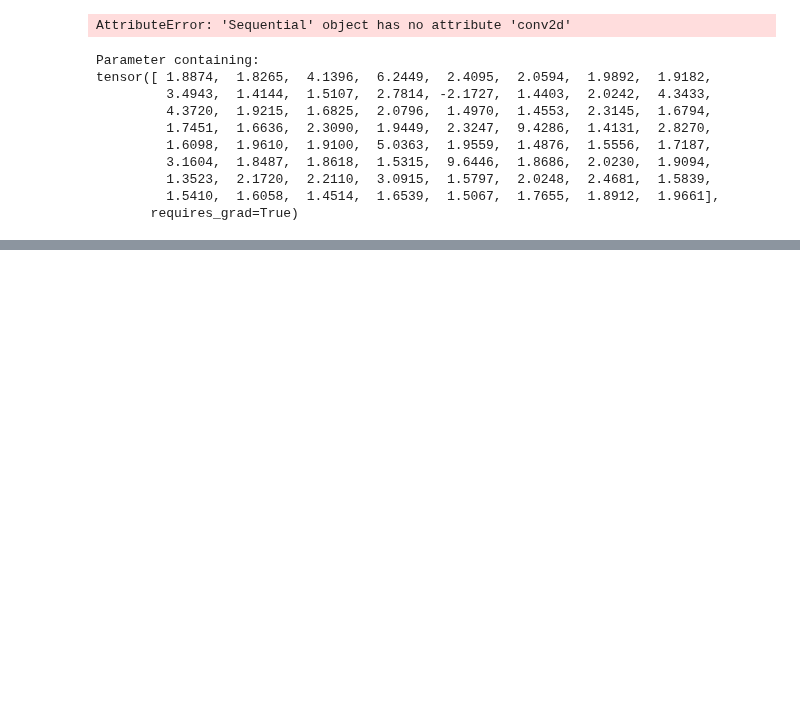
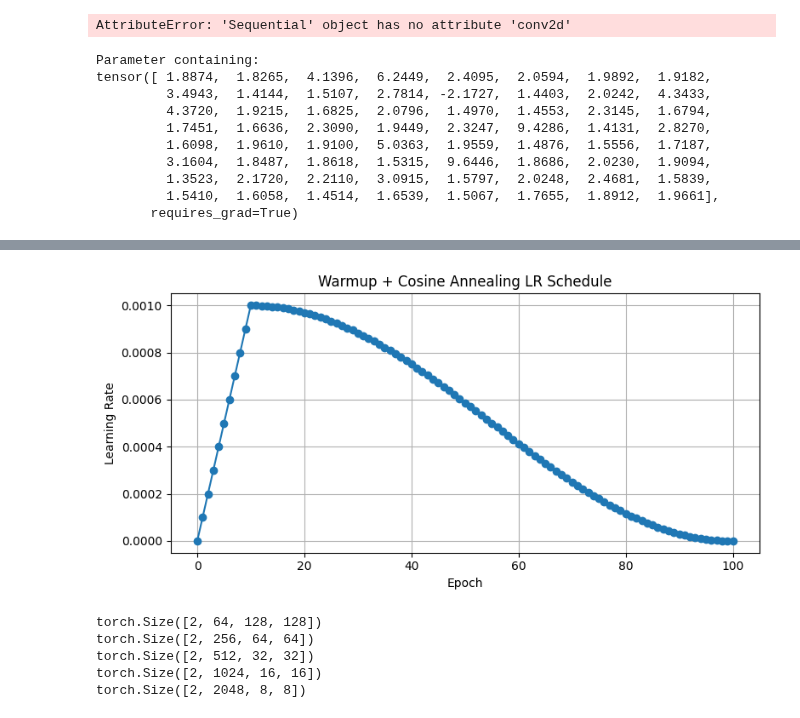
Before and after one commit to DakotaHester/ms-land-cover, a Jupyter notebook: playground.ipynb, the cells around one changed output, grey strips where cells are left out. Drawn from its saved outputs; the diff is of its cells as text; code cells hidden in the pictures; blank space fills up the shorter version.

```diff
--- a/playground.ipynb
+++ b/playground.ipynb
@@ -126,0 +354,67 @@ tensor([ 1.8874,  1.8265,  4.1396,  6.2449,  2.4095,  2.0594,  1.9892,  1.9182,
+# %%
+import torch
+from torch import nn
+from torch.optim import AdamW
+from torch.optim.lr_scheduler import LambdaLR, CosineAnnealingLR, SequentialLR
+import matplotlib.pyplot as plt
+
+# Dummy model and optimizer
+model = nn.Linear(10, 2)
+optimizer = AdamW(model.parameters(), lr=1e-3)
+
+# Scheduler parameters
+total_epochs = 100
+warmup_epochs = 10
+base_lr = 1e-3
+min_lr = 0
+
+# Linear warmup from 0.001 * 1e-3 = 1e-6 -> 1e-3 over `warmup_epochs`
+warmup_scheduler = LambdaLR(
+    optimizer,
+    lr_lambda=lambda epoch: epoch / warmup_epochs if epoch < warmup_epochs else 1.0
+)
+
+# Cosine annealing from 1e-3 -> min_lr over remaining epochs
+cosine_scheduler = CosineAnnealingLR(
+    optimizer,
+    T_max=total_epochs - warmup_epochs,
+    eta_min=min_lr
+)
+
+# Combine schedulers
+scheduler = SequentialLR(
+    optimizer,
+    schedulers=[warmup_scheduler, cosine_scheduler],
+    milestones=[warmup_epochs]
+)
+
+# Track learning rates
+lrs = []
+
+for epoch in range(total_epochs + 1):
+
+    # Dummy training step
+    optimizer.zero_grad()
+    dummy_input = torch.randn(4, 10)
+    dummy_output = model(dummy_input)
+    dummy_loss = dummy_output.mean()
+    dummy_loss.backward()
+    optimizer.step()
+
+    # Step scheduler and record LR
+    # scheduler.step()
+    # lrs.append(optimizer.param_groups[0]['lr'])
+    lrs.append(optimizer.param_groups[0]['lr'])
+    scheduler.step()
+    print(f"Epoch {epoch}/{total_epochs}, Learning Rate: {lrs[-1]:.6f}")
+
+# Plot learning rate schedule
+plt.figure(figsize=(8, 4))
+plt.plot(range(total_epochs + 1), lrs, marker='o')
+plt.xlabel("Epoch")
+plt.ylabel("Learning Rate")
+plt.title("Warmup + Cosine Annealing LR Schedule")
+plt.grid(True)
+plt.tight_layout()
+plt.show()
+# %% [output]
@@ -126,0 +438 @@ tensor([ 1.8874,  1.8265,  4.1396,  6.2449,  2.4095,  2.0594,  1.9892,  1.9182,
+[figure, added]
@@ -126,0 +451,9 @@ tensor([ 1.8874,  1.8265,  4.1396,  6.2449,  2.4095,  2.0594,  1.9892,  1.9182,
+# %%
+for feature in features:
+    print(feature.shape)
+# %% [output]
+torch.Size([2, 64, 128, 128])
+torch.Size([2, 256, 64, 64])
+torch.Size([2, 512, 32, 32])
+torch.Size([2, 1024, 16, 16])
+torch.Size([2, 2048, 8, 8])
```
Also changed, not shown: parts of 48 cells of this notebook, 3 other files.
